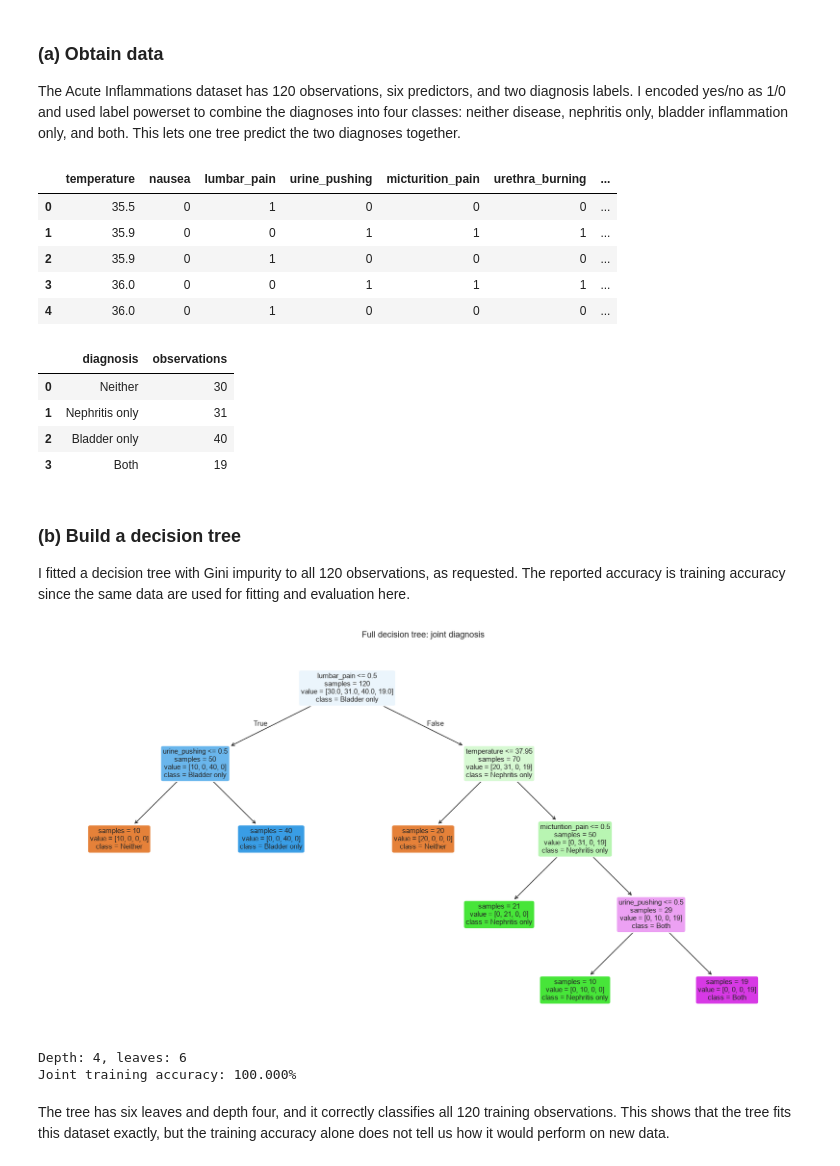
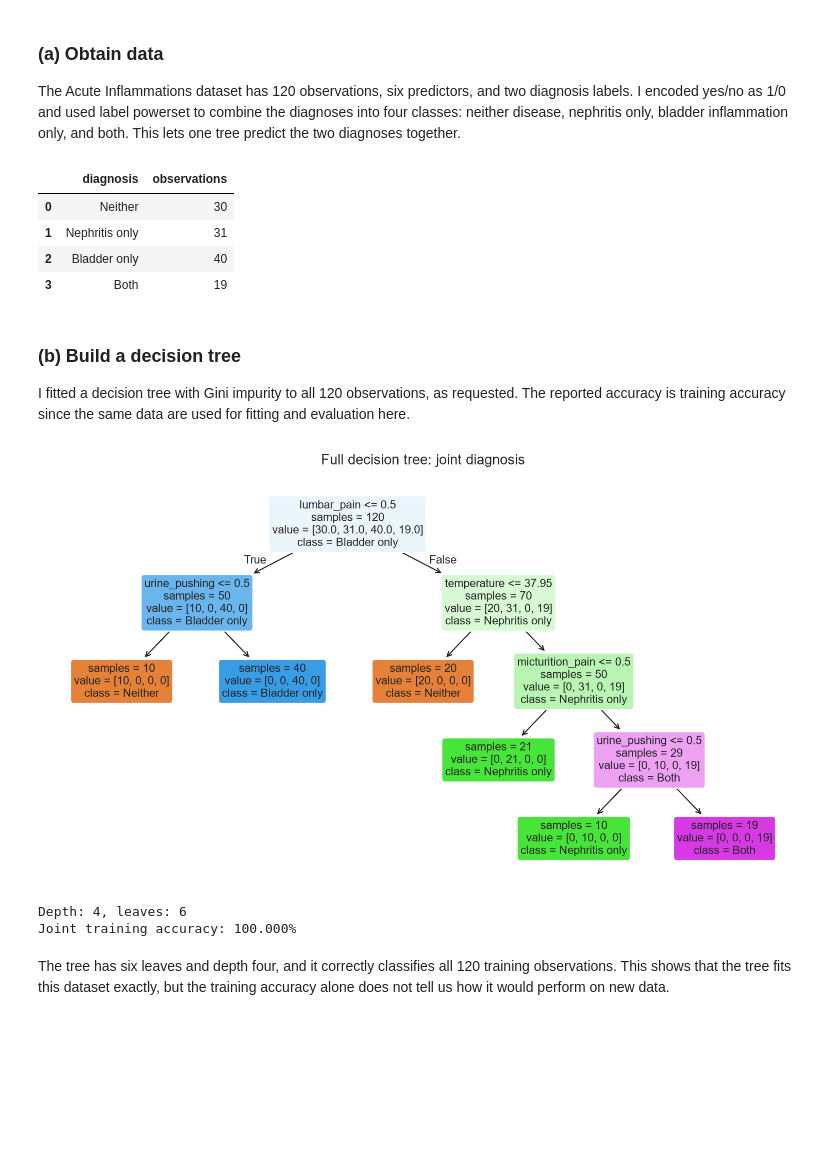
Before and after one commit to awoliver335/DSCI-552-HW5, a Jupyter notebook: Oliver_Austin_HW5.ipynb, the cells around one changed output. Drawn from its saved outputs; the diff is of its cells as text; code cells hidden in the pictures; blank space fills up the shorter version.

```diff
--- a/Oliver_Austin_HW5.ipynb
+++ b/Oliver_Austin_HW5.ipynb
@@ -95,22 +76,15 @@ diagnosis_outcomes = {
     2: "bladder inflammation = yes; nephritis = no",
     3: "bladder inflammation = yes; nephritis = yes",
 }
-display(diagnosis.head())
 class_counts = y_joint.value_counts().sort_index().rename("observations").to_frame()
 class_counts.insert(0, "diagnosis", [diagnosis_labels[i] for i in class_counts.index])
 display(class_counts)
 # %% [output]
-|  | temperature | nausea | lumbar_pain | urine_pushing | micturition_pain | urethra_burning | ... |
-| 0 | 35.5 | 0 | 1 | 0 | 0 | 0 | ... |
-| 1 | 35.9 | 0 | 0 | 1 | 1 | 1 | ... |
-| 2 | 35.9 | 0 | 1 | 0 | 0 | 0 | ... |
-| 3 | 36.0 | 0 | 0 | 1 | 1 | 1 | ... |
-| 4 | 36.0 | 0 | 1 | 0 | 0 | 0 | ... |
+|  | diagnosis | observations |
+| 0 | Neither | 30 |
+| 1 | Nephritis only | 31 |
+| 2 | Bladder only | 40 |
+| 3 | Both | 19 |
-|  | diagnosis | observations |
-| 0 | Neither | 30 |
-| 1 | Nephritis only | 31 |
-| 2 | Bladder only | 40 |
-| 3 | Both | 19 |
 # %% [markdown]
 ### (b) Build a decision tree
 
@@ -120,24 +94,25 @@ and evaluation here.
 # %%
 full_tree = DecisionTreeClassifier(random_state=SEED)
 full_tree.fit(X_diagnosis, y_joint)
 
 def show_diagnosis_tree(model, title):
-    fig, ax = plt.subplots(figsize=(15, 8))
+    height = 5.5 if model.get_depth() > 2 else 3.8
+    fig, ax = plt.subplots(figsize=(9.5, height), dpi=160)
     plot_tree(
         model, feature_names=X_diagnosis.columns.tolist(),
         class_names=[diagnosis_labels[int(c)] for c in model.classes_],
         filled=True, rounded=True, impurity=False, precision=2,
         fontsize=10, ax=ax,
     )
     ax.set_title(title, pad=18)
     fig.tight_layout()
     plt.show()
 
 show_diagnosis_tree(full_tree, "Full decision tree: joint diagnosis")
 print(f"Depth: {full_tree.get_depth()}, leaves: {full_tree.get_n_leaves()}")
 print(f"Joint training accuracy: {full_tree.score(X_diagnosis, y_joint):.3%}")
 # %% [output]
-[figure, old version]
+[figure, new version]
 Depth: 4, leaves: 6
 Joint training accuracy: 100.000%
 # %% [markdown]
```
Also changed, not shown: parts of 19 cells of this notebook, 2 other files.
